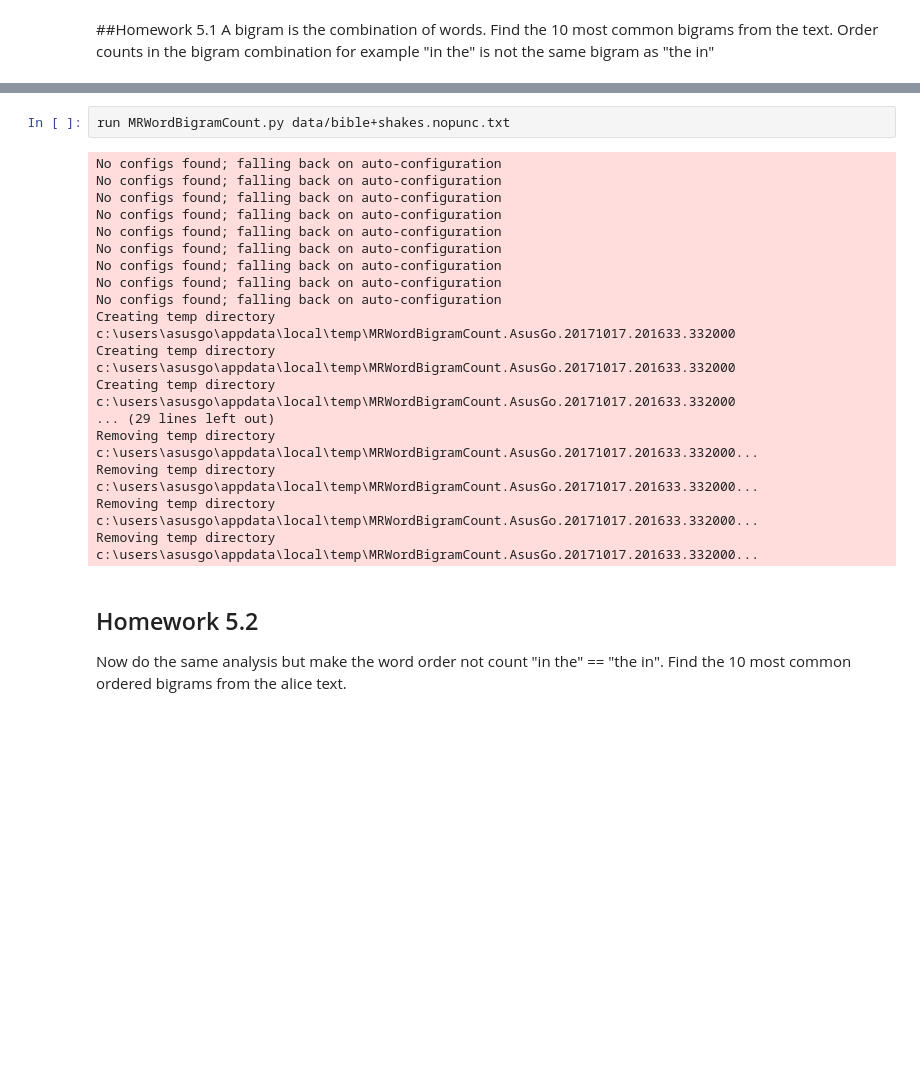
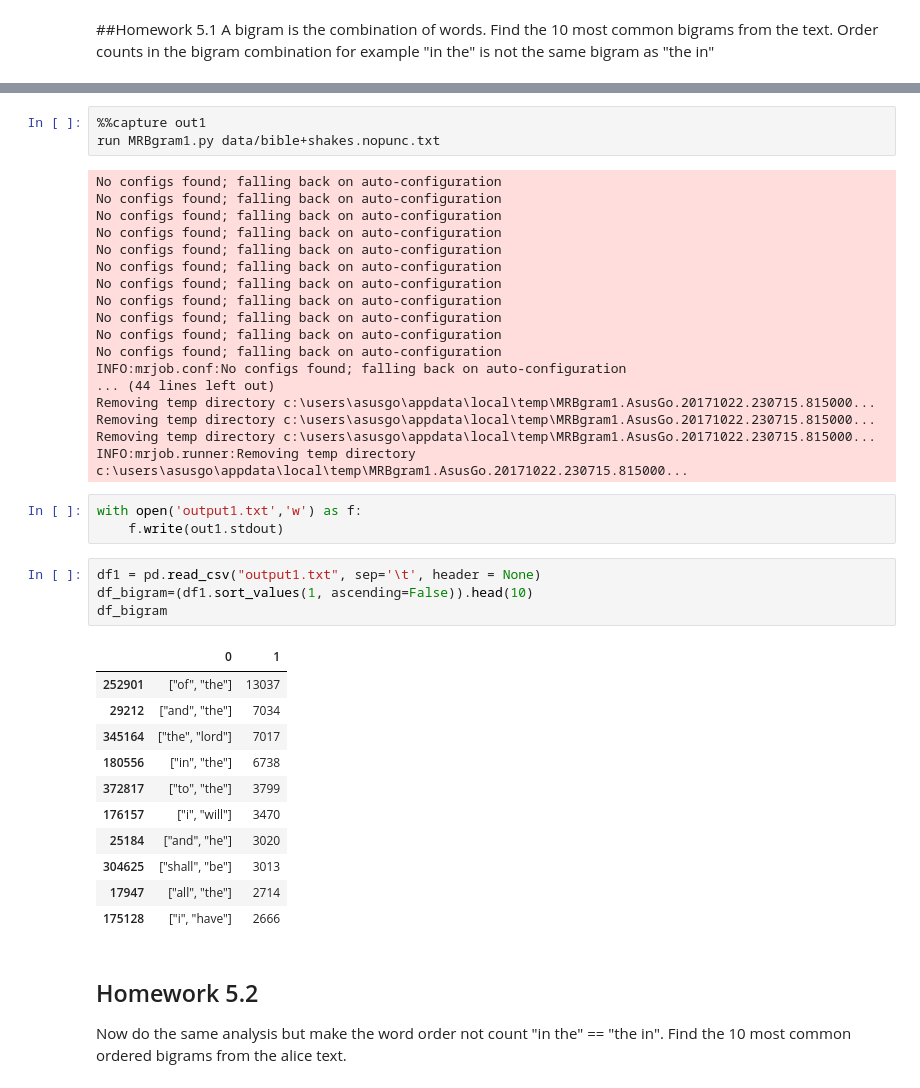
Before and after one commit to shusrushabezugam/big-data-python-class, a Jupyter notebook: Homeworks/Homework5/SHUSRUSHA_BEZUGAM__Homework5_MapReduce_V2_OCT_16_2017.ipynb, the cells around one changed output, grey strips where cells are left out. Drawn from its saved outputs; the diff is of its cells as text; blank space fills up the shorter version.

```diff
--- a/Homeworks/Homework5/SHUSRUSHA_BEZUGAM__Homework5_MapReduce_V2_OCT_16_2017.ipynb
+++ b/Homeworks/Homework5/SHUSRUSHA_BEZUGAM__Homework5_MapReduce_V2_OCT_16_2017.ipynb
@@ -51,5 +50,6 @@ Overwriting MRWordBigramCount.py
 # %%
-run MRWordBigramCount.py data/bible+shakes.nopunc.txt
+%%capture out1
+run MRBgram1.py data/bible+shakes.nopunc.txt
 # %% [output]
 No configs found; falling back on auto-configuration
 No configs found; falling back on auto-configuration
@@ -60,14 +60,33 @@ No configs found; falling back on auto-configuration
 No configs found; falling back on auto-configuration
 No configs found; falling back on auto-configuration
 No configs found; falling back on auto-configuration
-Creating temp directory c:\users\asusgo\appdata\local\temp\MRWordBigramCount.AsusGo.20171017.201633.332000
-Creating temp directory c:\users\asusgo\appdata\local\temp\MRWordBigramCount.AsusGo.20171017.201633.332000
-Creating temp directory c:\users\asusgo\appdata\local\temp\MRWordBigramCount.AsusGo.20171017.201633.332000
-... (29 lines left out)
-Removing temp directory c:\users\asusgo\appdata\local\temp\MRWordBigramCount.AsusGo.20171017.201633.332000...
-Removing temp directory c:\users\asusgo\appdata\local\temp\MRWordBigramCount.AsusGo.20171017.201633.332000...
-Removing temp directory c:\users\asusgo\appdata\local\temp\MRWordBigramCount.AsusGo.20171017.201633.332000...
-Removing temp directory c:\users\asusgo\appdata\local\temp\MRWordBigramCount.AsusGo.20171017.201633.332000...
+No configs found; falling back on auto-configuration
+No configs found; falling back on auto-configuration
+INFO:mrjob.conf:No configs found; falling back on auto-configuration
+... (44 lines left out)
+Removing temp directory c:\users\asusgo\appdata\local\temp\MRBgram1.AsusGo.20171022.230715.815000...
+Removing temp directory c:\users\asusgo\appdata\local\temp\MRBgram1.AsusGo.20171022.230715.815000...
+Removing temp directory c:\users\asusgo\appdata\local\temp\MRBgram1.AsusGo.20171022.230715.815000...
+INFO:mrjob.runner:Removing temp directory c:\users\asusgo\appdata\local\temp\MRBgram1.AsusGo.20171022.230715.815000...
+# %%
+with open('output1.txt','w') as f:
+    f.write(out1.stdout)
+# %%
+df1 = pd.read_csv("output1.txt", sep='\t', header = None)
+df_bigram=(df1.sort_values(1, ascending=False)).head(10)
+df_bigram
+# %% [output]
+|  | 0 | 1 |
+| 252901 | ["of", "the"] | 13037 |
+| 29212 | ["and", "the"] | 7034 |
+| 345164 | ["the", "lord"] | 7017 |
+| 180556 | ["in", "the"] | 6738 |
+| 372817 | ["to", "the"] | 3799 |
+| 176157 | ["i", "will"] | 3470 |
+| 25184 | ["and", "he"] | 3020 |
+| 304625 | ["shall", "be"] | 3013 |
+| 17947 | ["all", "the"] | 2714 |
+| 175128 | ["i", "have"] | 2666 |
 # %% [markdown]
 ## Homework 5.2
 Now do the same analysis but make the word order not count "in the" == "the in".  Find the 10 most common ordered bigrams from the alice text.
```
Also changed, not shown: parts of 23 cells of this notebook.
